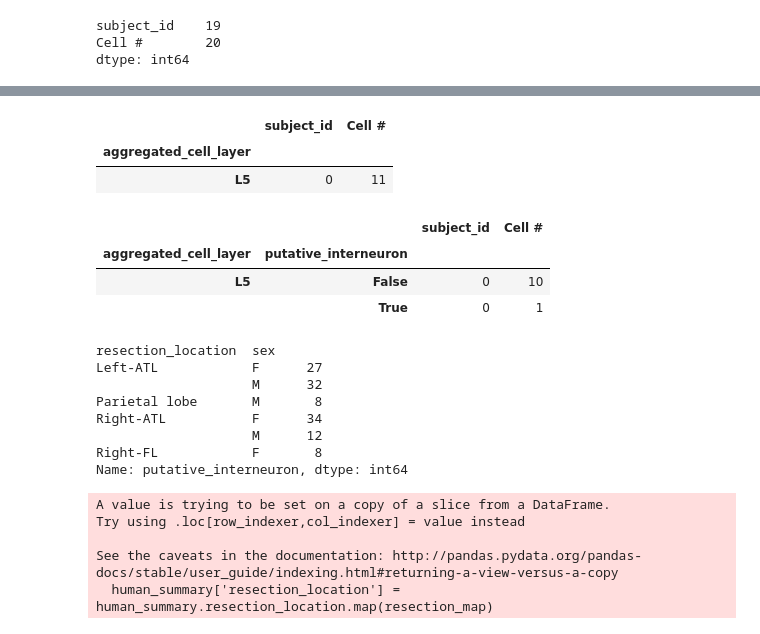
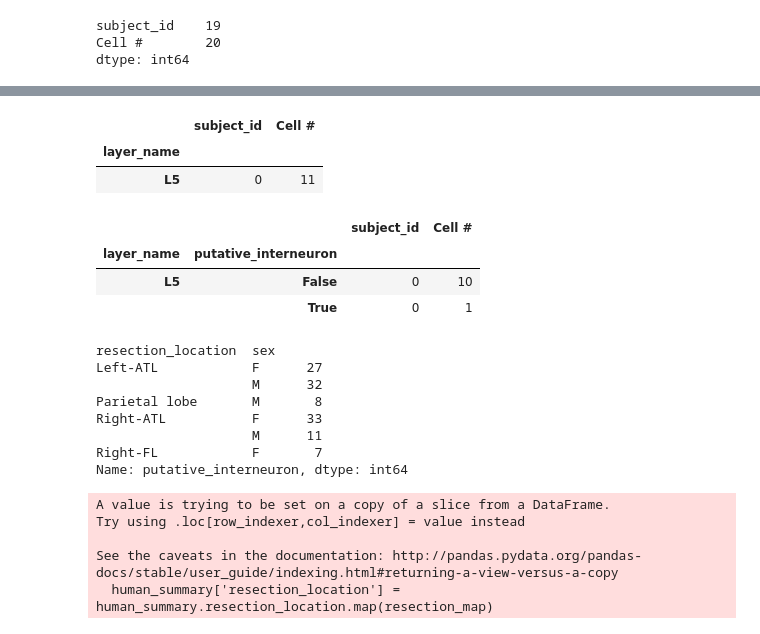
Before and after one commit to derekhoward/nwb_conversion, a Jupyter notebook: 08-summarize_features_for_analysis.ipynb, the cells around one changed output, grey strips where cells are left out. Saved outputs shown, nothing was run; the diff lists cells and outputs as text; code cells hidden in the pictures.

```diff
--- a/08-summarize_features_for_analysis.ipynb
+++ b/08-summarize_features_for_analysis.ipynb
@@ -51 +47,4 @@ cols_to_select = ['Data Type', 'expt_date', 'layer_name', 'RMP', 'subject_id','s
+# %%
+all_meta.drop('layer_name', axis=1, inplace=True)
+all_meta.rename(columns={"aggregated_cell_layer": 'layer_name'}, inplace=True)
 # %% [markdown]
@@ -138,2 +131,0 @@ qc_fail_ids = pd.read_csv('./data/processed/qc_fails.csv', names=['file_id'])
-# %%
-results_df = results_df[~results_df.index.isin(qc_fail_ids.file_id.astype('str'))]
@@ -139,0 +141,2 @@ results_df = results_df[~results_df.index.isin(qc_fail_ids.file_id.astype('str')
+# %%
+qc_meta = pd.read_csv('./data/processed/qc_measures.csv', index_col='file_id')
@@ -139,0 +188,2 @@ results_df = results_df[~results_df.index.isin(qc_fail_ids.file_id.astype('str')
+# %%
+results_df = results_df.merge(qc_meta[qc_meta.QC_pass], left_index=True, right_index=True)
@@ -413,14 +496,14 @@ mouse_summary
 # %%
-mouse_summary.loc[:, ['subject_id', 'aggregated_cell_layer', 'Cell #']].groupby('aggregated_cell_layer').count()
+mouse_summary.loc[:, ['subject_id', 'layer_name', 'Cell #']].groupby('layer_name').count()
 # %% [output]
 |  | subject_id | Cell # |
-| aggregated_cell_layer |  |  |
+| layer_name |  |  |
 | L5 | 0 | 11 |
 # %%
-mouse_summary.loc[:, ['subject_id', 'aggregated_cell_layer', 'Cell #', 'putative_interneuron']].groupby(['aggregated_cell_layer', 'putative_interneuron']).count()
+mouse_summary.loc[:, ['subject_id', 'layer_name', 'Cell #', 'putative_interneuron']].groupby(['layer_name', 'putative_interneuron']).count()
 # %% [output]
 |  |  | subject_id | Cell # |
-| aggregated_cell_layer | putative_interneuron |  |  |
+| layer_name | putative_interneuron |  |  |
 | L5 | False | 0 | 10 |
 |  | True | 0 | 1 |
 # %%
@@ -430,9 +513,9 @@ resection_location  sex
 Left-ATL            F      27
                     M      32
 Parietal lobe       M       8
-Right-ATL           F      34
-                    M      12
-Right-FL            F       8
+Right-ATL           F      33
+                    M      11
+Right-FL            F       7
 Name: putative_interneuron, dtype: int64
 # %%
 resection_map = {'Left-ATL' : 'ATL', 'Right-ATL': 'ATL', 'Parietal lobe': 'Parietal', 'Right-FL':'FL'}
```
Also changed, not shown: parts of 52 cells of this notebook, 3 other files.
